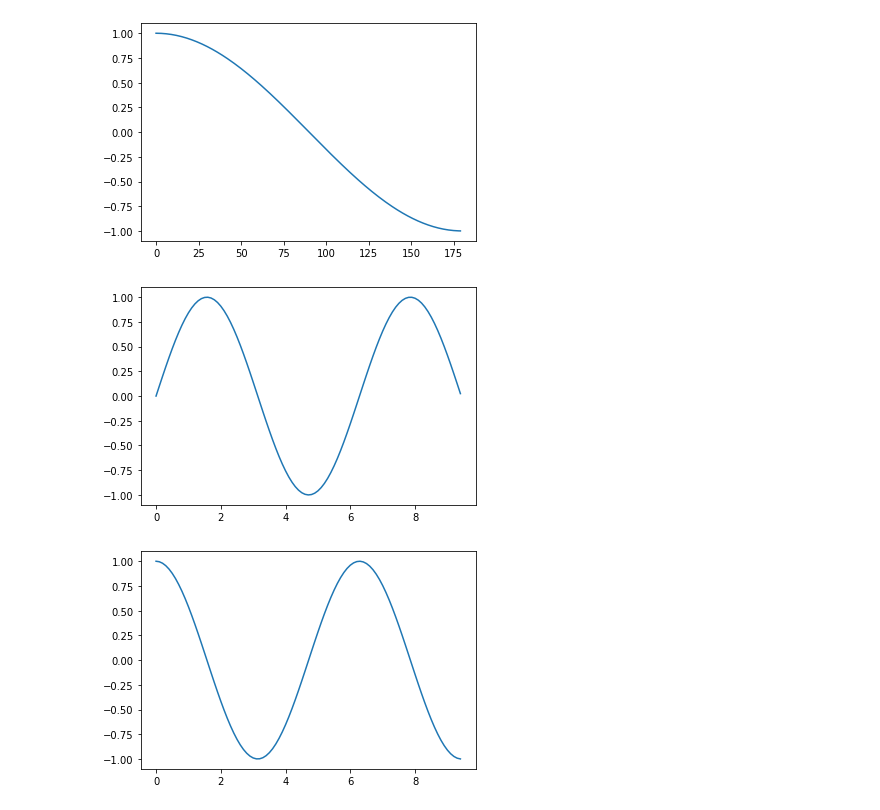
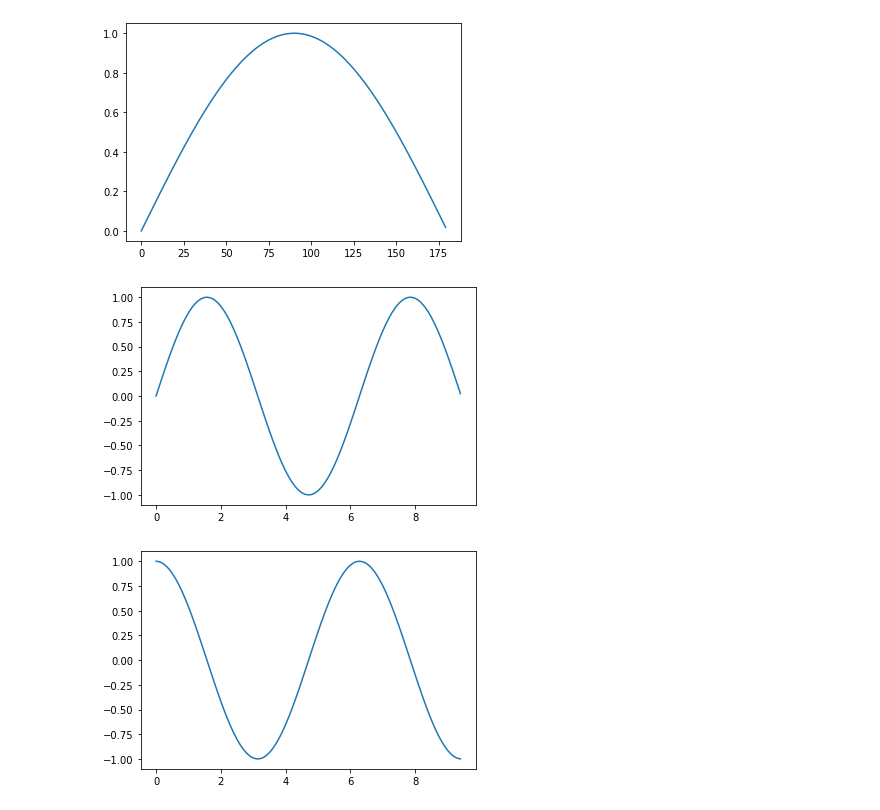
Before and after one commit to leeykuei/pyMarathon, a Jupyter notebook: homework/py_day18.ipynb, the cells around one changed output. Cells and saved outputs as stored; diff of their text form; code cells hidden in the pictures.

```diff
--- a/homework/py_day18.ipynb
+++ b/homework/py_day18.ipynb
@@ -4,24 +4,24 @@ import numpy as np
 # %%
 # 準備數據 ... 假設我要畫一個sin波 從0~180度
 # 設定要畫的的x,y數據list....
 x = np.arange(0,180)
-y = np.cos(x * np.pi / 180.0)
+y = np.sin(x * np.pi / 180.0)
 
 # 開始畫圖
 plt.plot(x,y)
 # 在這個指令之前，都還在做畫圖的動作
 # 這個指令算是 "秀圖"
 plt.show()
 
 #畫出完整的 sin 圖形
 x = np.arange(0, 3 * np.pi, 0.1)
 y_sin = np.sin(x)
 
 plt.plot(x, y_sin)
 
 plt.show()
 # %% [output]
-[figure, old version]
+[figure, new version]
 [figure]
 # %%
 #作業
```
Also changed, not shown: parts of 1 cell of this notebook.
